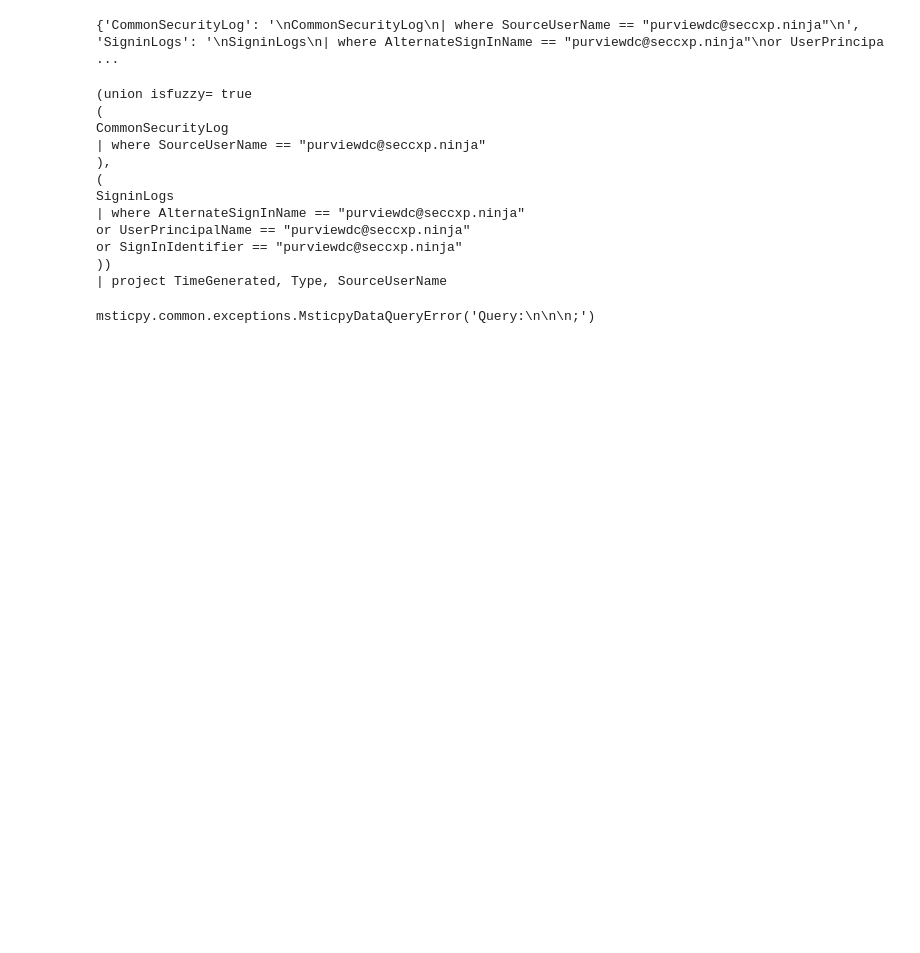
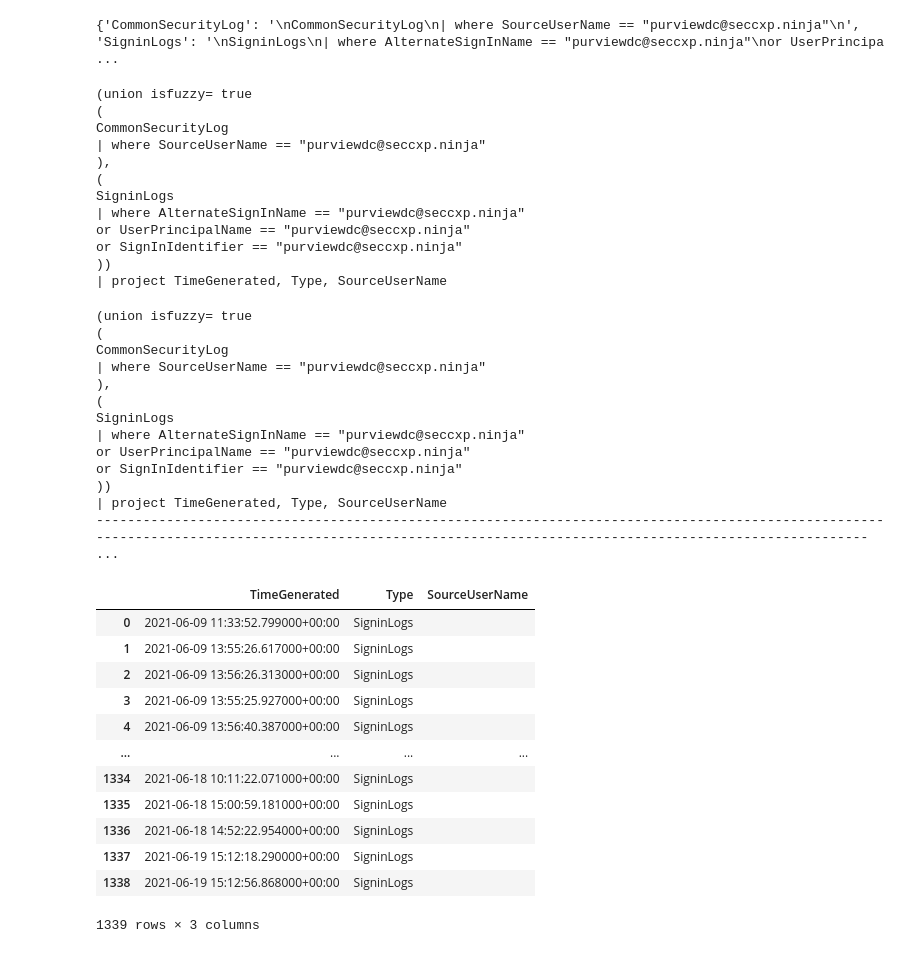
Before and after one commit to microsoft/ASDET, a Jupyter notebook: notebooks/identification/qry_notebook.ipynb, the cells around one changed output. Drawn from its saved outputs; the diff is of its cells as text; code cells hidden in the pictures; blank space fills up the shorter version.

Commit message:
Fixed union query error + Sankey diagram

```diff
--- a/notebooks/identification/qry_notebook.ipynb
+++ b/notebooks/identification/qry_notebook.ipynb
@@ -55,9 +55,34 @@ or SignInIdentifier == "purviewdc@seccxp.ninja"
 ))
 | project TimeGenerated, Type, SourceUserName
 # %%
-e.run_queries(qry)
+e.run_queries([qry])
 # %% [output]
-msticpy.common.exceptions.MsticpyDataQueryError('Query:\n\n\n;')
+(union isfuzzy= true
+(
+CommonSecurityLog
+| where SourceUserName == "purviewdc@seccxp.ninja"
+),
+(
+SigninLogs
+| where AlternateSignInName == "purviewdc@seccxp.ninja"
+or UserPrincipalName == "purviewdc@seccxp.ninja"
+or SignInIdentifier == "purviewdc@seccxp.ninja"
+))
+| project TimeGenerated, Type, SourceUserName
+-------------------------------------------------------------------------------------------------------------------------------------------------------------------------------------------------------- ...
+|  | TimeGenerated | Type | SourceUserName |
+| 0 | 2021-06-09 11:33:52.799000+00:00 | SigninLogs |  |
+| 1 | 2021-06-09 13:55:26.617000+00:00 | SigninLogs |  |
+| 2 | 2021-06-09 13:56:26.313000+00:00 | SigninLogs |  |
+| 3 | 2021-06-09 13:55:25.927000+00:00 | SigninLogs |  |
+| 4 | 2021-06-09 13:56:40.387000+00:00 | SigninLogs |  |
+| ... | ... | ... | ... |
+| 1334 | 2021-06-18 10:11:22.071000+00:00 | SigninLogs |  |
+| 1335 | 2021-06-18 15:00:59.181000+00:00 | SigninLogs |  |
+| 1336 | 2021-06-18 14:52:22.954000+00:00 | SigninLogs |  |
+| 1337 | 2021-06-19 15:12:18.290000+00:00 | SigninLogs |  |
+| 1338 | 2021-06-19 15:12:56.868000+00:00 | SigninLogs |  |
+1339 rows × 3 columns
 # %%
 queries = e.generate_query('account', 'purviewdc@seccxp.ninja')
 # %%
```
Also changed, not shown: parts of 2 cells of this notebook, 2 other files.
